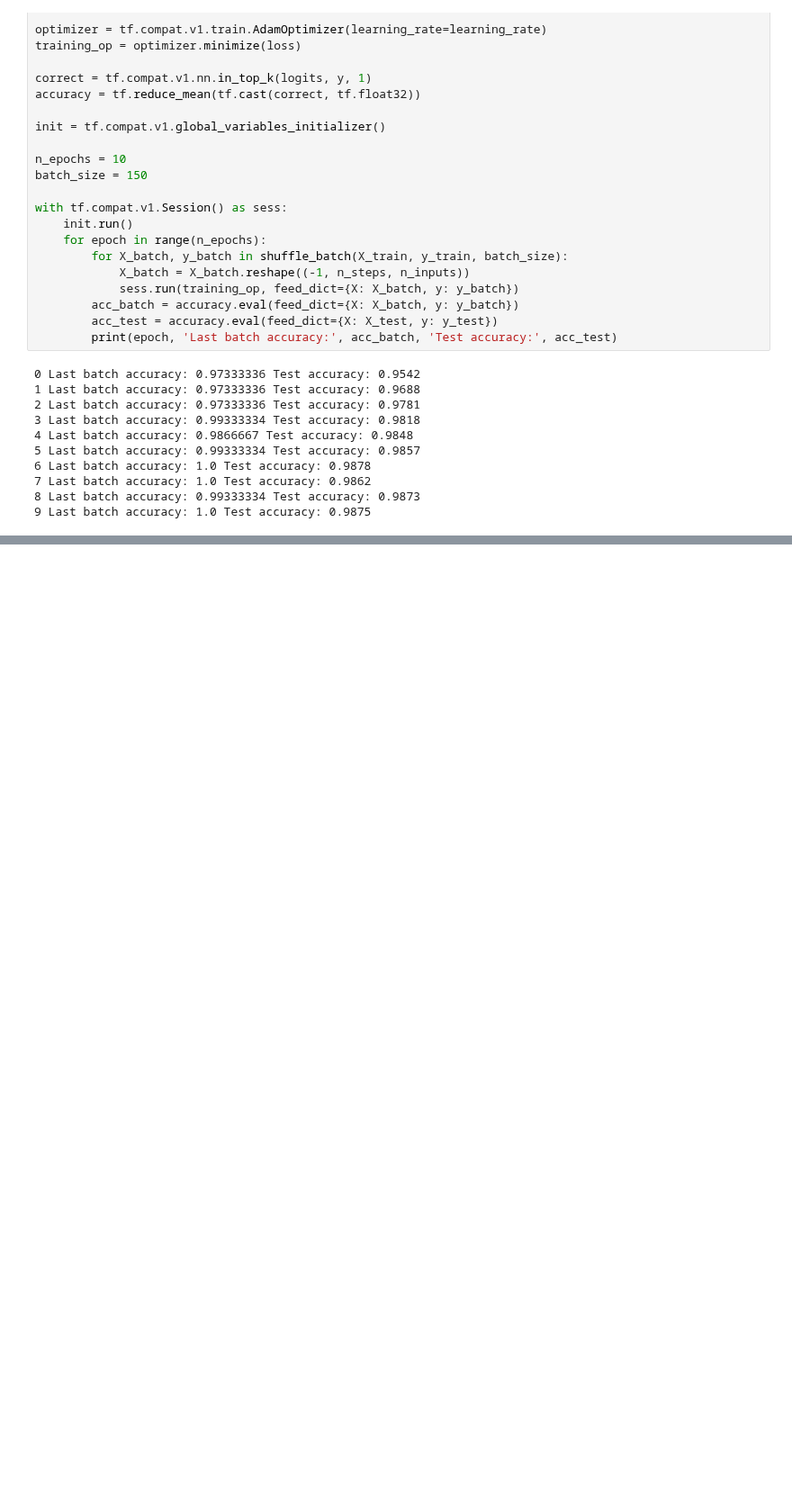
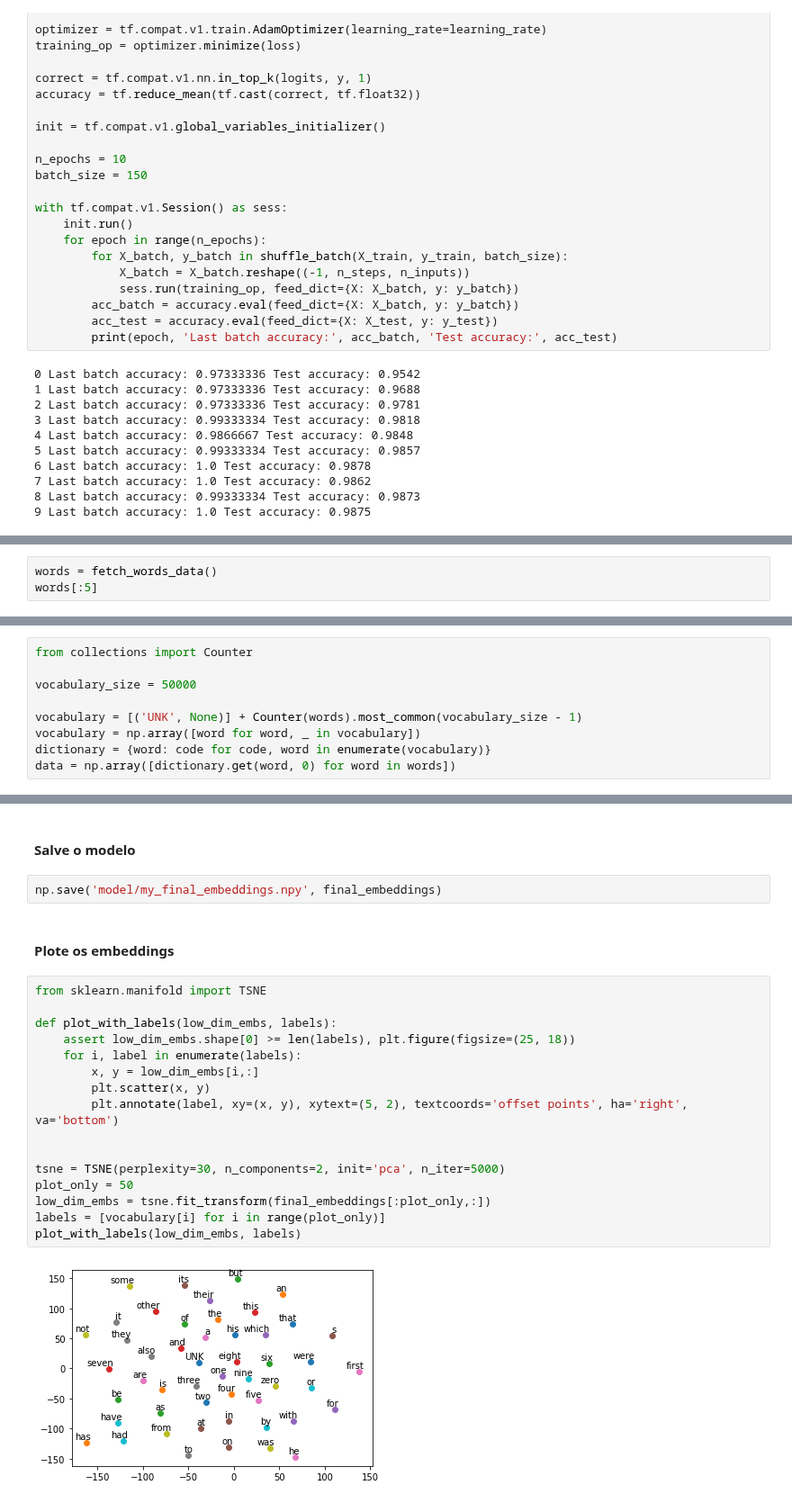
Before and after one commit to LilianeAquino/hands_on_aprendizado_de_maquina, a Jupyter notebook: 14_recurrent_neural_networks.ipynb, the cells around one changed output, grey strips where cells are left out. Shown at 90% size. Saved outputs shown, nothing was run; the diff lists cells and outputs as text; blank space fills up the shorter version.

```diff
--- a/14_recurrent_neural_networks.ipynb
+++ b/14_recurrent_neural_networks.ipynb
@@ -638,0 +670,3 @@ with tf.compat.v1.Session() as sess:
+# %%
+words = fetch_words_data()
+words[:5]
@@ -638,0 +677,9 @@ with tf.compat.v1.Session() as sess:
+# %%
+from collections import Counter
+
+vocabulary_size = 50000
+
+vocabulary = [('UNK', None)] + Counter(words).most_common(vocabulary_size - 1)
+vocabulary = np.array([word for word, _ in vocabulary])
+dictionary = {word: code for code, word in enumerate(vocabulary)}
+data = np.array([dictionary.get(word, 0) for word in words])
@@ -638,0 +845,24 @@ with tf.compat.v1.Session() as sess:
+# %% [markdown]
+#### Salve o modelo
+# %%
+np.save('model/my_final_embeddings.npy', final_embeddings)
+# %% [markdown]
+#### Plote os embeddings
+# %%
+from sklearn.manifold import TSNE
+
+def plot_with_labels(low_dim_embs, labels):
+    assert low_dim_embs.shape[0] >= len(labels), plt.figure(figsize=(25, 18))
+    for i, label in enumerate(labels):
+        x, y = low_dim_embs[i,:]
+        plt.scatter(x, y)
+        plt.annotate(label, xy=(x, y), xytext=(5, 2), textcoords='offset points', ha='right', va='bottom')
+
+
+tsne = TSNE(perplexity=30, n_components=2, init='pca', n_iter=5000)
+plot_only = 50
+low_dim_embs = tsne.fit_transform(final_embeddings[:plot_only,:])
+labels = [vocabulary[i] for i in range(plot_only)]
+plot_with_labels(low_dim_embs, labels)
+# %% [output]
+[figure, added]
```
Also changed, not shown: parts of 16 cells of this notebook, 1 other file.
